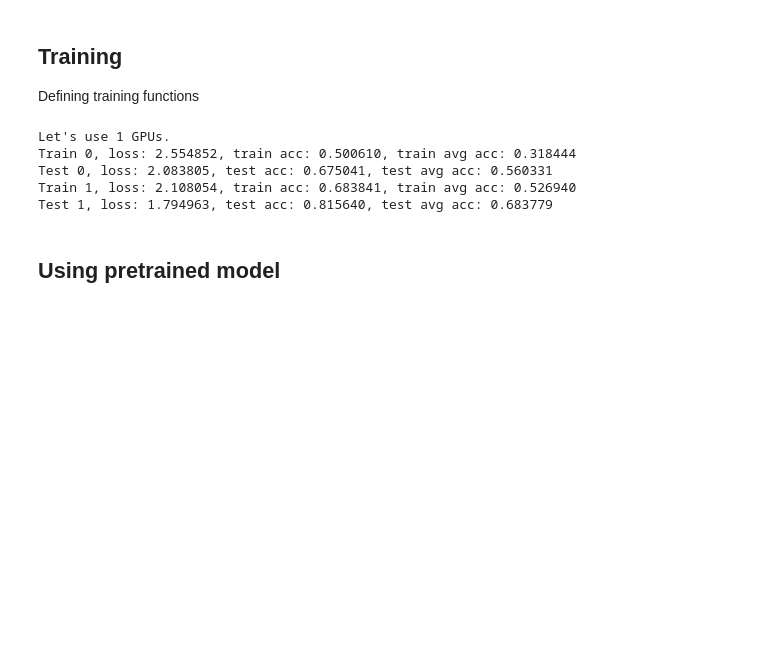
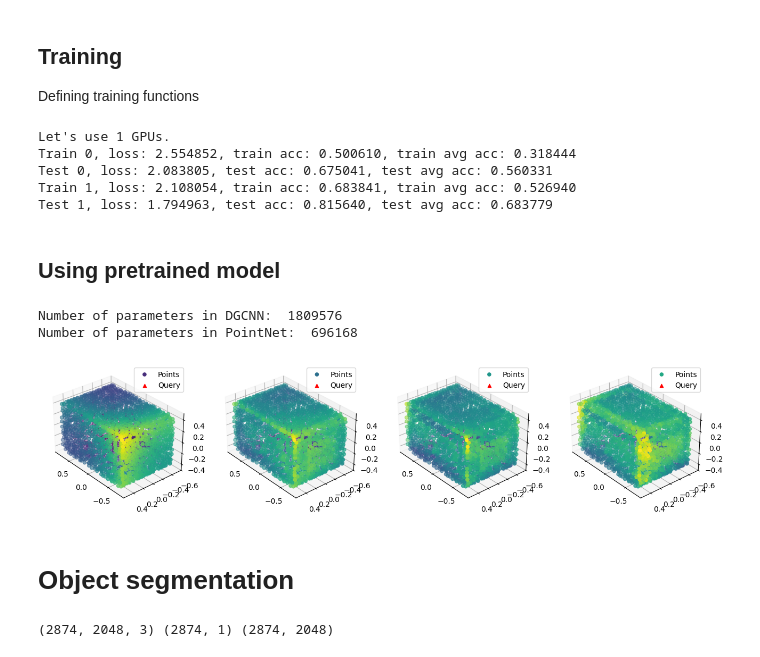
Before and after one commit to matthieuml/DGCNN, a Jupyter notebook: DGCNN.ipynb, the cells around one changed output. Cells and saved outputs as stored; diff of their text form; code cells hidden in the pictures; blank space fills up the shorter version.

Commit message:
Add dataset and models

```diff
--- a/DGCNN.ipynb
+++ b/DGCNN.ipynb
@@ -194,3 +195,62 @@ Train 1, loss: 2.108054, train acc: 0.683841, train avg acc: 0.526940
 Test 1, loss: 1.794963, test acc: 0.815640, test avg acc: 0.683779
 # %% [markdown]
 ## Using pretrained model
+# %%
+model = DGCNN(k=40, emb_dims=1024, dropout=0.5)
+pointnet = PointNet(emb_dims=1024)
+num=0
+for param in model.parameters():
+    if param.requires_grad:
+        num += param.numel()
+print("Number of parameters in DGCNN: ", num)
+num=0
+for param in pointnet.parameters():
+    if param.requires_grad:
+        num += param.numel()
+print("Number of parameters in PointNet: ", num)
+# %% [output]
+Number of parameters in DGCNN:  1809576
+Number of parameters in PointNet:  696168
+# %%
+state_dict = torch.load('src/dgcnn/pretrained/model.1024.t7', weights_only=True)
+# Convert all keys from module.bn1.weight to bn1.weight
+state_dict = {k[7:]: v for k, v in state_dict.items()}
+model.load_state_dict(state_dict)
+model = nn.DataParallel(model)
+model.eval()
+device = torch.device('cuda' if torch.cuda.is_available() else 'cpu')
+model = model.to(device)
+# %%
+def plot_knn(model, points, idx, device):
+    X_points = torch.Tensor(points).squeeze().unsqueeze(0).to(device)
+    _, knn_idx = model(X_points.permute(0, 2, 1), return_idx=True)
+
+    X_points = X_points.squeeze().detach().cpu().numpy()
+    nb_step = len(knn_idx)
+
+    fig, ax = plt.subplots(ncols=nb_step, nrows=1, figsize=(4*nb_step, 4), subplot_kw=dict(projection='3d'))
+
+    for step, step_knn_idx in enumerate(knn_idx):
+        step_knn_idx = step_knn_idx.squeeze().detach().cpu().numpy()
+        ax[step].scatter(X_points[:, 0], X_points[:, 2], X_points[:, 1], c=step_knn_idx[idx], marker='o', label='Points')
+        ax[step].scatter(X_points[idx, 0], X_points[idx, 2], X_points[idx, 1], c='r', marker='^', label='Query')
+        ax[step].set_aspect('equal', adjustable='box')
+        ax[step].legend()
+        ax[step].view_init(azim=140, elev=30)
+    plt.legend()
+    plt.show()
+
+#%matplotlib inline
+dataset_idx = 3
+point_idx = 1600
+X_test_ind = X_train[dataset_idx]
+plot_knn(model, X_test_ind, point_idx, device)
+# %% [output]
+[figure, added]
+# %% [markdown]
+# Object segmentation
+# %%
+X, label, y = load_data_partseg()
+print(X.shape, label.shape, y.shape)
+# %% [output]
+(2874, 2048, 3) (2874, 1) (2874, 2048)
```
Also changed, not shown: parts of 12 cells of this notebook, 11 other files.
